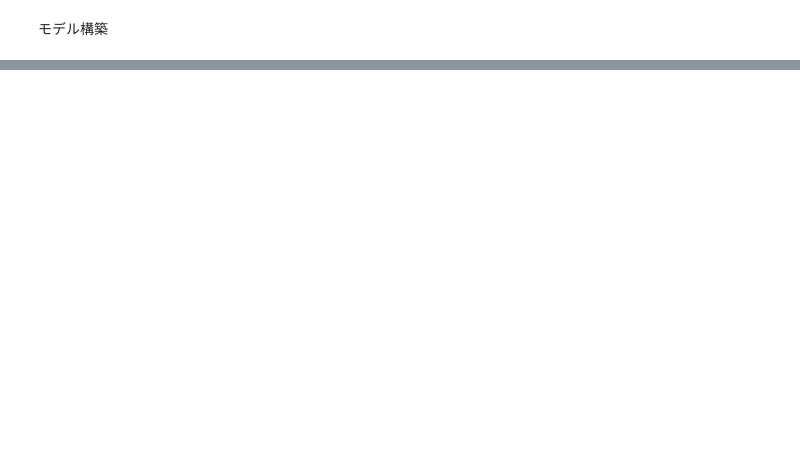
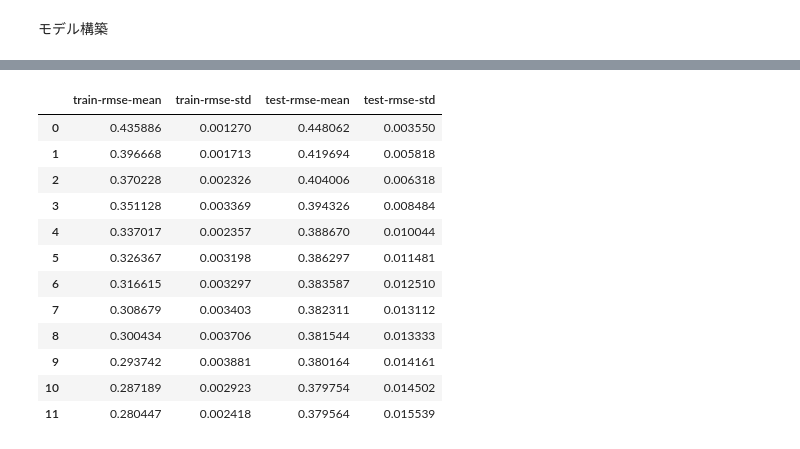
Before and after one commit to chunabayashi0216/new_work, a Jupyter notebook: tounyou_xgb.ipynb, the cells around one changed output, grey strips where cells are left out. Drawn from its saved outputs; the diff is of its cells as text; code cells hidden in the pictures; blank space fills up the shorter version.

```diff
--- a/tounyou_xgb.ipynb
+++ b/tounyou_xgb.ipynb
@@ -176,0 +327,30 @@ NameError: ignored
+# %%
+#cv_results解説
+
+dtrain = xgb.DMatrix(X_train, label=y_train)
+
+cv_results = xgb.cv(    #交差検証を行う
+        params,
+        dtrain,
+#        num_boost_round=1000,
+        num_boost_round=20, # 10 <- 1000
+        seed=0,
+        nfold=5,  #何回交差検証を行うかのパラメーター
+        metrics={'rmse'},
+        early_stopping_rounds=5
+    )
+cv_results
+# %% [output]
+|  | train-rmse-mean | train-rmse-std | test-rmse-mean | test-rmse-std |
+| 0 | 0.435886 | 0.001270 | 0.448062 | 0.003550 |
+| 1 | 0.396668 | 0.001713 | 0.419694 | 0.005818 |
+| 2 | 0.370228 | 0.002326 | 0.404006 | 0.006318 |
+| 3 | 0.351128 | 0.003369 | 0.394326 | 0.008484 |
+| 4 | 0.337017 | 0.002357 | 0.388670 | 0.010044 |
+| 5 | 0.326367 | 0.003198 | 0.386297 | 0.011481 |
+| 6 | 0.316615 | 0.003297 | 0.383587 | 0.012510 |
+| 7 | 0.308679 | 0.003403 | 0.382311 | 0.013112 |
+| 8 | 0.300434 | 0.003706 | 0.381544 | 0.013333 |
+| 9 | 0.293742 | 0.003881 | 0.380164 | 0.014161 |
+| 10 | 0.287189 | 0.002923 | 0.379754 | 0.014502 |
+| 11 | 0.280447 | 0.002418 | 0.379564 | 0.015539 |
```
Also changed, not shown: parts of 16 cells of this notebook.
